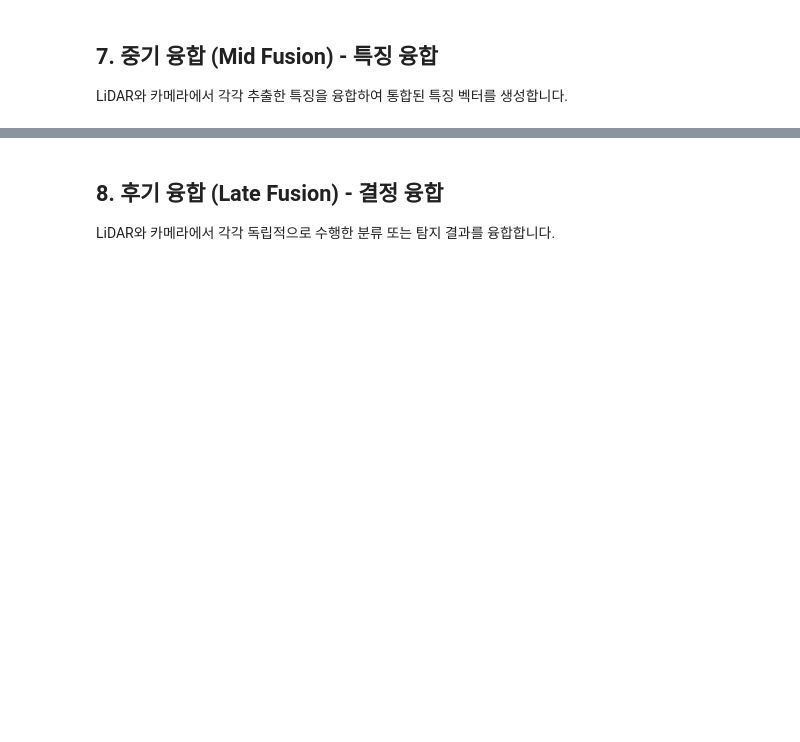
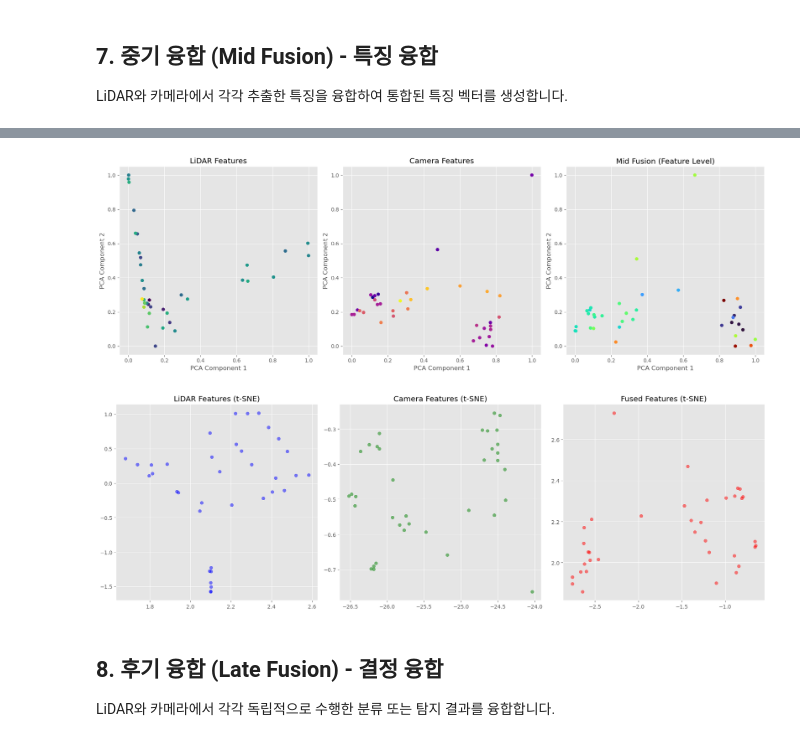
Before and after one commit to SeunghwanByun/autonomous-driving-lidar-demo, a Jupyter notebook: lecture2/02_sensor_fusion.ipynb, the cells around one changed output, grey strips where cells are left out. Saved outputs shown, nothing was run; the diff lists cells and outputs as text; code cells hidden in the pictures; blank space fills up the shorter version.

```diff
--- a/lecture2/02_sensor_fusion.ipynb
+++ b/lecture2/02_sensor_fusion.ipynb
@@ -700,3 +707,70 @@ print(f"샘플 융합 특징: {fused_features[0][:5]}")  # 첫 번째 샘플의
+# %%
+# 필요한 라이브러리 추가
+from sklearn.decomposition import PCA
+from sklearn.manifold import TSNE
+
+# 기존 변수들을 시각화 함수의 입력으로 사용
+lidar_features_np = lidar_tensor.numpy()  # PyTorch 텐서를 NumPy 배열로 변환
+camera_features_np = camera_tensor.numpy()
+fused_features_np = fused_features.detach().numpy()
+
+# 시각화 함수 (위에서 제공한 코드)
+def visualize_mid_fusion(lidar_features, camera_features, fused_features):
+    fig, axes = plt.subplots(1, 3, figsize=(18, 6))
+
+    # LiDAR 특징 시각화 (차원 축소 사용)
+    pca = PCA(n_components=3)
+    lidar_pca = pca.fit_transform(lidar_features)
+    lidar_pca_norm = (lidar_pca - lidar_pca.min(axis=0)) / (lidar_pca.max(axis=0) - lidar_pca.min(axis=0) + 1e-10)
+    axes[0].scatter(lidar_pca_norm[:, 0], lidar_pca_norm[:, 1], c=lidar_pca_norm[:, 2], cmap='viridis')
+    axes[0].set_title('LiDAR Features')
+    axes[0].set_xlabel('PCA Component 1')
+    axes[0].set_ylabel('PCA Component 2')
+
+    # 카메라 특징 시각화
+    camera_pca = pca.fit_transform(camera_features)
+    camera_pca_norm = (camera_pca - camera_pca.min(axis=0)) / (camera_pca.max(axis=0) - camera_pca.min(axis=0) + 1e-10)
+    axes[1].scatter(camera_pca_norm[:, 0], camera_pca_norm[:, 1], c=camera_pca_norm[:, 2], cmap='plasma')
+    axes[1].set_title('Camera Features')
+    axes[1].set_xlabel('PCA Component 1')
+    axes[1].set_ylabel('PCA Component 2')
+
+    # 융합된 특징 시각화
+    fused_pca = pca.fit_transform(fused_features)
+    fused_pca_norm = (fused_pca - fused_pca.min(axis=0)) / (fused_pca.max(axis=0) - fused_pca.min(axis=0) + 1e-10)
+    axes[2].scatter(fused_pca_norm[:, 0], fused_pca_norm[:, 1], c=fused_pca_norm[:, 2], cmap='turbo')
+    axes[2].set_title('Mid Fusion (Feature Level)')
+    axes[2].set_xlabel('PCA Component 1')
+    axes[2].set_ylabel('PCA Component 2')
+
+    plt.tight_layout()
+    plt.show()
+
+    # 특징 임베딩 시각화 (t-SNE 사용)
+    fig, axes = plt.subplots(1, 3, figsize=(18, 6))
+
+    tsne = TSNE(n_components=2, random_state=42)
+    lidar_tsne = tsne.fit_transform(lidar_features)
+    camera_tsne = tsne.fit_transform(camera_features)
+    fused_tsne = tsne.fit_transform(fused_features)
+
+    axes[0].scatter(lidar_tsne[:, 0], lidar_tsne[:, 1], c='blue', alpha=0.5)
+    axes[0].set_title('LiDAR Features (t-SNE)')
+
+    axes[1].scatter(camera_tsne[:, 0], camera_tsne[:, 1], c='green', alpha=0.5)
+    axes[1].set_title('Camera Features (t-SNE)')
+
+    axes[2].scatter(fused_tsne[:, 0], fused_tsne[:, 1], c='red', alpha=0.5)
+    axes[2].set_title('Fused Features (t-SNE)')
+
+    plt.tight_layout()
+    plt.show()
+
+# 함수 호출
+visualize_mid_fusion(lidar_features_np, camera_features_np, fused_features_np)
+# %% [output]
+[figure, added]
+[figure, added]
 # %% [markdown]
 ## 8. 후기 융합 (Late Fusion) - 결정 융합
 
```
Also changed, not shown: parts of 1 cell of this notebook.
